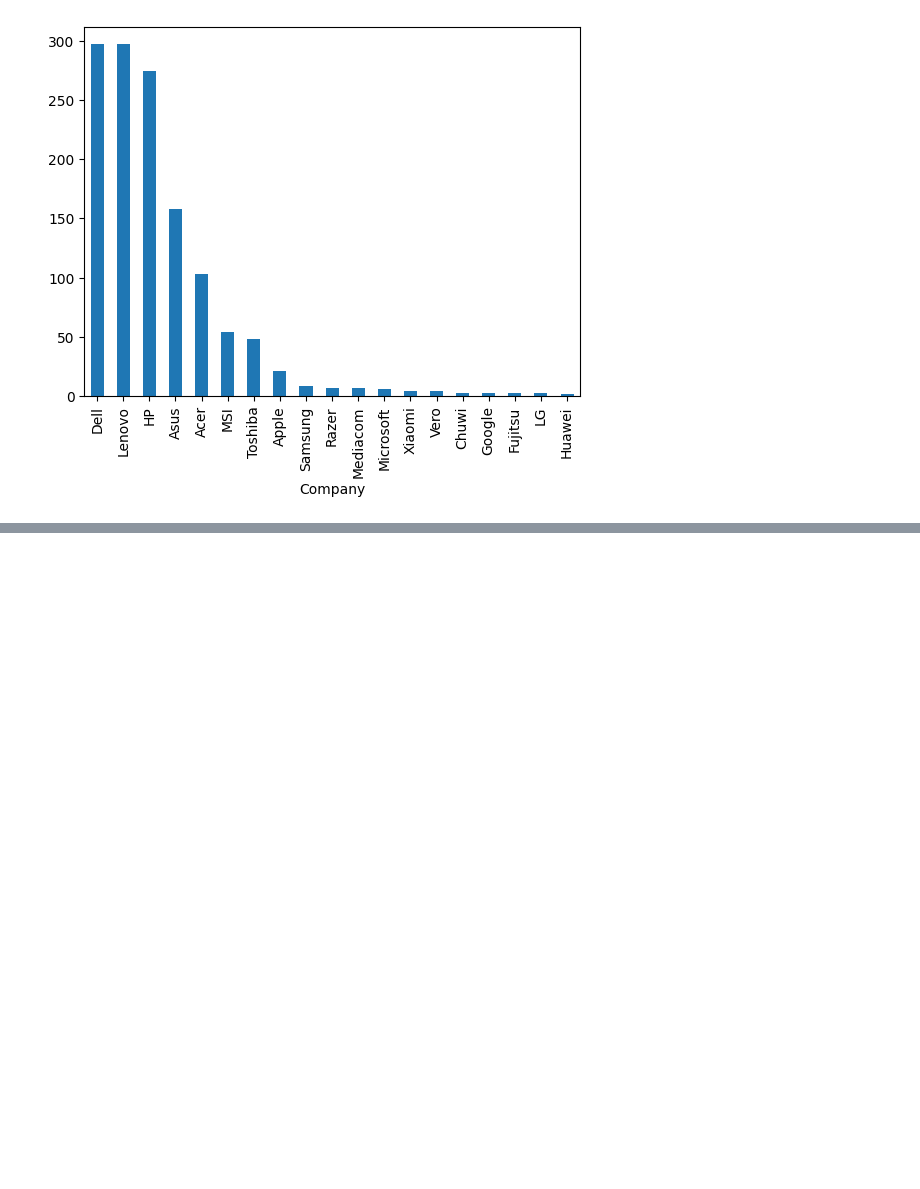
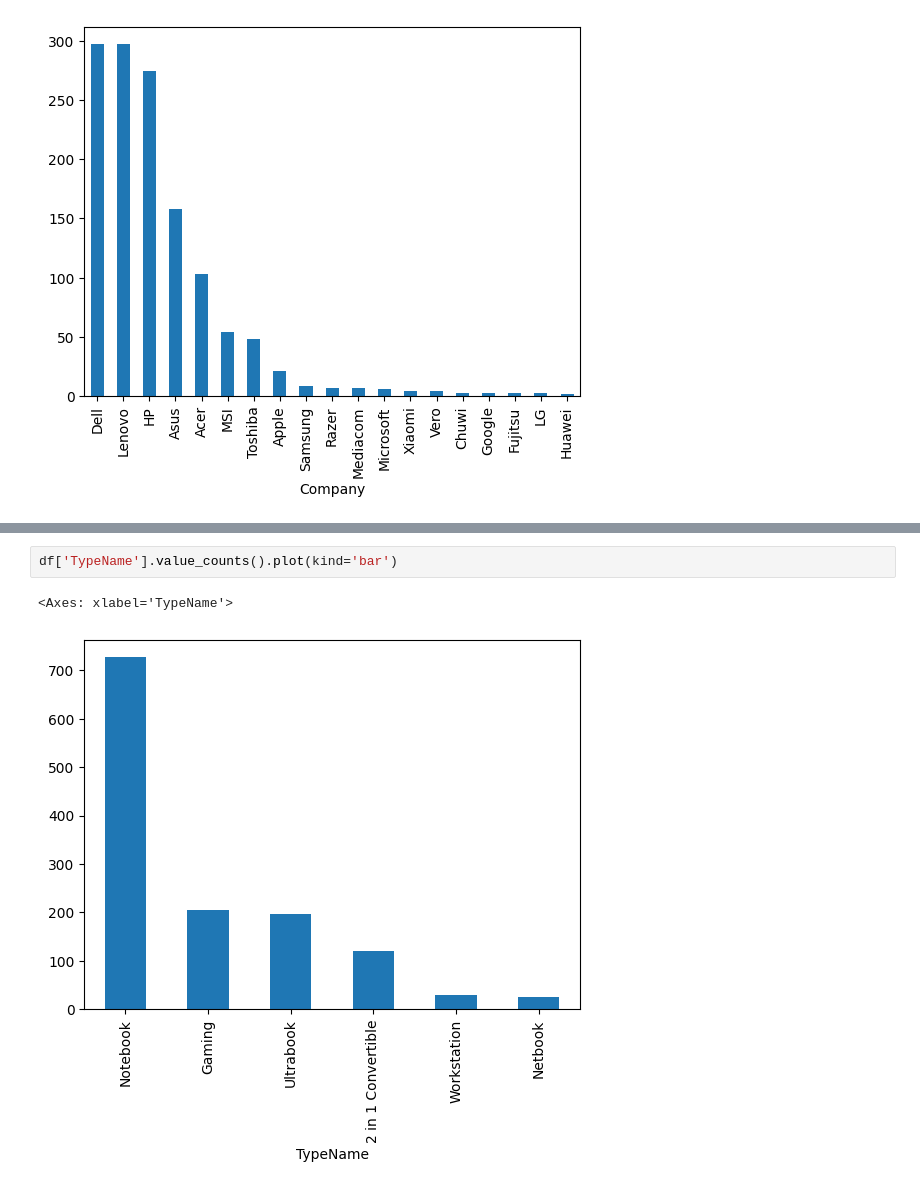
Before and after one commit to georgepr0xy/laptop_price_predictor, a Jupyter notebook: laptop_price_prediction.ipynb, the cells around one changed output, grey strips where cells are left out. Saved outputs shown, nothing was run; the diff lists cells and outputs as text; blank space fills up the shorter version.

```diff
--- a/laptop_price_prediction.ipynb
+++ b/laptop_price_prediction.ipynb
@@ -113,0 +112,5 @@ df['Company'].value_counts().plot(kind='bar')
+# %%
+df['TypeName'].value_counts().plot(kind='bar')
+# %% [output]
+<Axes: xlabel='TypeName'>
+[figure, added]
```
Also changed, not shown: parts of 13 cells of this notebook.
